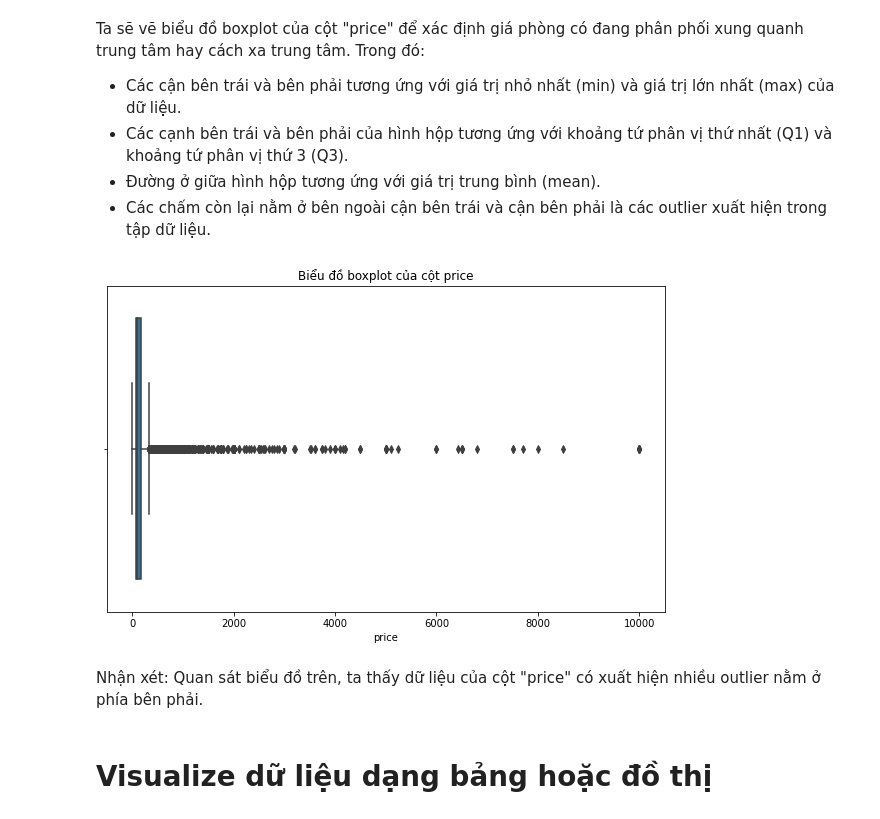
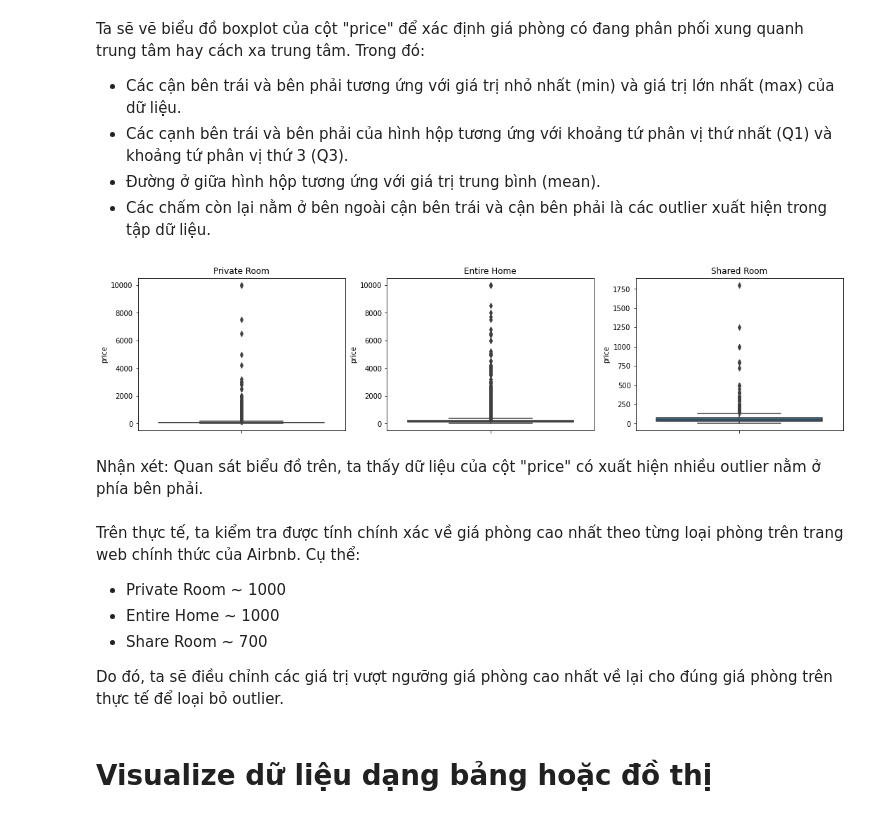
Before and after one commit to vt-khang/PTDLUD, a Jupyter notebook: DATH#1_PTDLUD#6.ipynb, the cells around one changed output. Drawn from its saved outputs; the diff is of its cells as text; code cells hidden in the pictures.

```diff
--- a/DATH#1_PTDLUD#6.ipynb
+++ b/DATH#1_PTDLUD#6.ipynb
@@ -212,12 +256,30 @@ Ta sẽ vẽ biểu đồ boxplot của cột "price" để xác định giá ph
 - Các cạnh bên trái và bên phải của hình hộp tương ứng với khoảng tứ phân vị thứ nhất (Q1) và khoảng tứ phân vị thứ 3 (Q3).
 - Đường ở giữa hình hộp tương ứng với giá trị trung bình (mean).
 - Các chấm còn lại nằm ở bên ngoài cận bên trái và cận bên phải là các outlier xuất hiện trong tập dữ liệu.
-# %%
-plt.figure(figsize = (10, 6))
-sns.boxplot(x = df['price'])
-plt.title('Biểu đồ boxplot của cột price')
-plt.show()
-# %% [output]
-[figure, removed]
+# %%
+fig = plt.subplots(1, 3, figsize = (18, 4))
+
+plt.subplot(1, 3, 1)
+sns.boxplot(y = private_room_df['price'])
+plt.title('Private Room')
+
+plt.subplot(1, 3, 2)
+sns.boxplot(y = entire_home_df['price'])
+plt.title('Entire Home')
+
+plt.subplot(1, 3, 3)
+sns.boxplot(y = shared_room_df['price'])
+plt.title('Shared Room')
+
+plt.show()
+# %% [output]
+[figure, added]
 # %% [markdown]
 Nhận xét: Quan sát biểu đồ trên, ta thấy dữ liệu của cột "price" có xuất hiện nhiều outlier nằm ở phía bên phải.
+# %% [markdown]
+Trên thực tế, ta kiểm tra được tính chính xác về giá phòng cao nhất theo từng loại phòng trên trang web chính thức của Airbnb. Cụ thể:
+- Private Room ~ 1000
+- Entire Home ~ 1000
+- Share Room ~ 700
+
+Do đó, ta sẽ điều chỉnh các giá trị vượt ngưỡng giá phòng cao nhất về lại cho đúng giá phòng trên thực tế để loại bỏ outlier.
```
Also changed, not shown: parts of 49 cells of this notebook.
